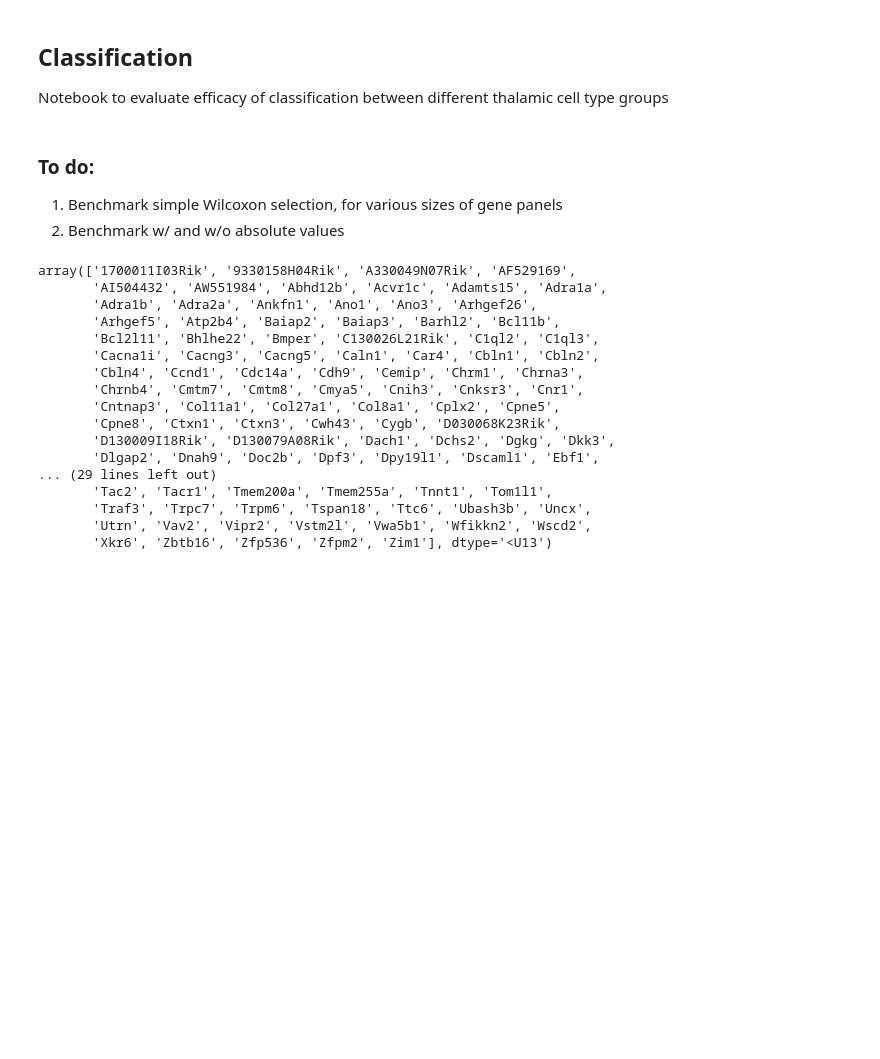
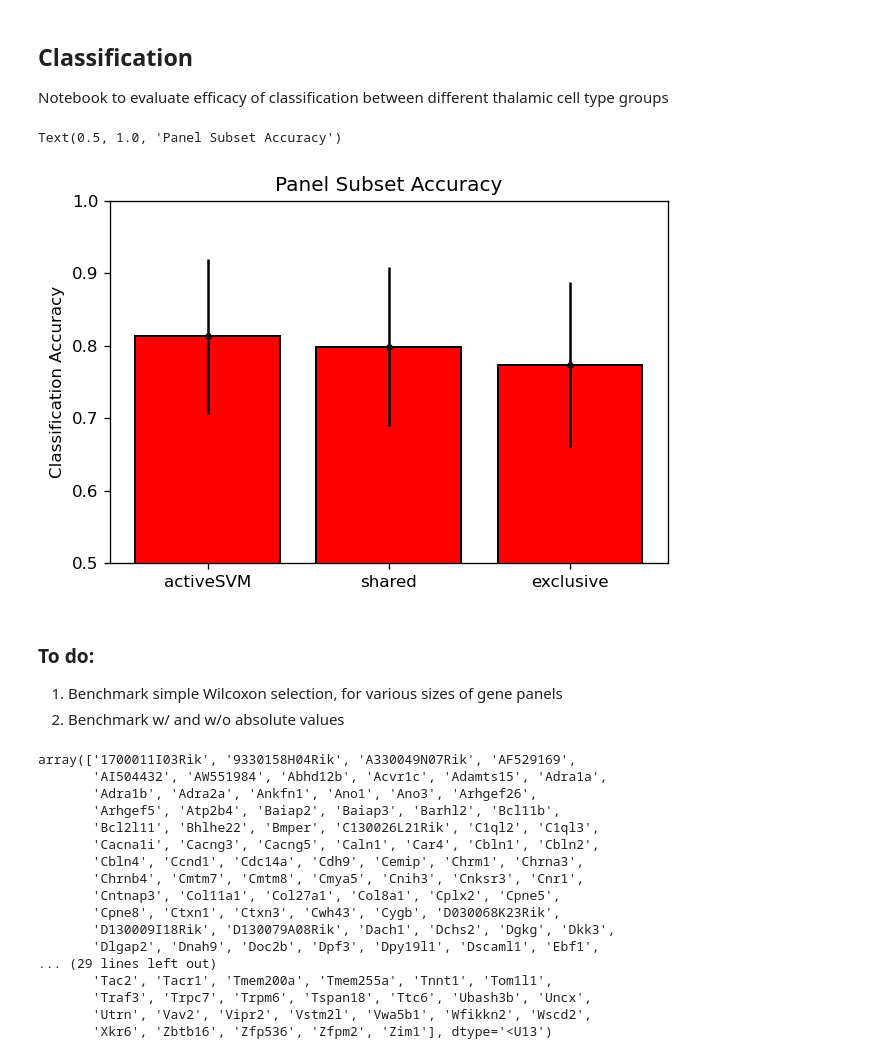
Before and after one commit to mathewsummers/Thalamus-scRNAseq, a Jupyter notebook: Code/Subclass Panel Benchmarking.ipynb, the cells around one changed output. Cells and saved outputs as stored; diff of their text form; code cells hidden in the pictures; blank space fills up the shorter version.

```diff
--- a/Code/Subclass Panel Benchmarking.ipynb
+++ b/Code/Subclass Panel Benchmarking.ipynb
@@ -13,6 +13,34 @@ import seaborn as sns
 from sklearn.neighbors import NearestCentroid
 import pickle
 import json
+# %%
+# Plot error bar comparison of each 500 gene panel
+# Compute standard deviation
+
+accuracyBaseline = .813
+accuracyOverlap = .799
+accuracyNonOverlapping = .774
+
+baseError = .107
+overError = .10998
+nonError = 0.11368
+
+# Make plots
+# fig, ax = plt.subplots()
+plt.figure(figsize=(6, 4), dpi=120)
+# ax.bar(["Wilcoxon","PROPOSE","scGeneFit","activeSVM","MERSCOPE"],[wilAccuracy[4],prAccuracy,gfAccuracy,svAccuracy,mrAccuracy],
+#       edgecolor = 'black',linewidth = 2)
+plt.bar(['activeSVM','shared','exclusive'],[accuracyBaseline,accuracyOverlap,accuracyNonOverlapping],
+       facecolor = 'red',edgecolor = 'black', linewidth = 1.2)
+plt.errorbar(['activeSVM','shared','exclusive'],
+             [accuracyBaseline,accuracyOverlap,accuracyNonOverlapping],
+             yerr = [baseError, overError, nonError], fmt = '.k')
+plt.ylim(0.5, 1)
+plt.ylabel("Classification Accuracy")
+plt.title("Panel Subset Accuracy")
+# %% [output]
+Text(0.5, 1.0, 'Panel Subset Accuracy')
+[figure, added]
 # %% [markdown]
 ### To do:
 1) Benchmark simple Wilcoxon selection, for various sizes of gene panels
```
Also changed, not shown: parts of 10 cells of this notebook, 3 other files.
